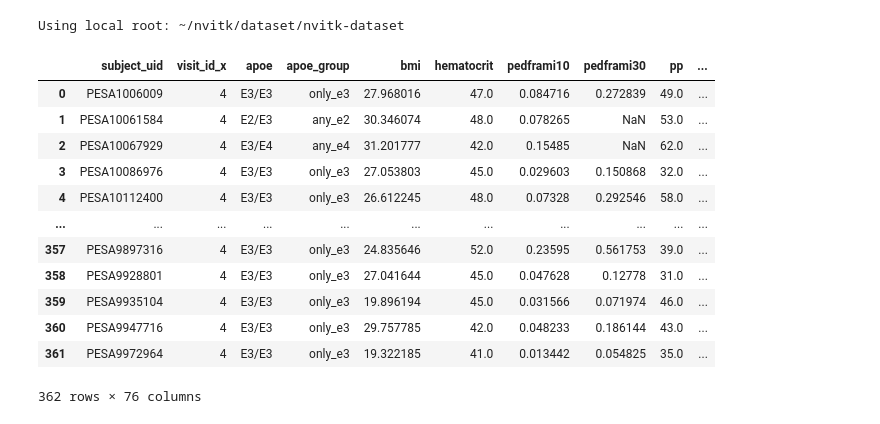
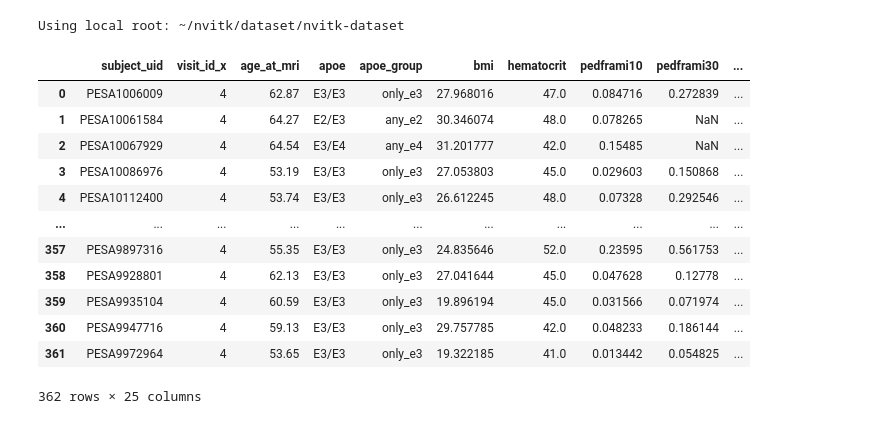
Before and after one commit to CNIC-Neuroimaging/Nvitk, a Jupyter notebook: notebooks/exploration/pesabrain-hemodynamic-modeling/exploration.ipynb, the cells around one changed output. Saved outputs shown, nothing was run; the diff lists cells and outputs as text; code cells hidden in the pictures.

```diff
--- a/notebooks/exploration/pesabrain-hemodynamic-modeling/exploration.ipynb
+++ b/notebooks/exploration/pesabrain-hemodynamic-modeling/exploration.ipynb
@@ -19,10 +19,10 @@ repo, xnat_config = db.get_repo_from_settings(return_xnat_config=True)
 Using local root: ~/nvitk/dataset/nvitk-dataset
 # %%
 aux = repo.image(modality='4dflow', variables=['flow_mean'], wide=False)
-aux = aux[(aux['variable_id'] == 'flow_mean') & (aux['value_num'].notna())]
+aux = aux[(aux['variable_id' ] == 'flow_mean') & (aux['value_num'].notna())]
 
 _SUBJECTS = pd.unique(aux.subject_uid)
-_CLINICAL_VARS = ['age_c', 'apoe_group', 'apoe', 'bmi', 'pp', 'map', 'hematocrit', 'pedframi10', 'pedframi30', 'sex', 'score2', 'tacsctot_group']
+_CLINICAL_VARS = ['age_at_mri', 'apoe_group', 'apoe', 'bmi', 'pp', 'map', 'hematocrit', 'pedframi10', 'pedframi30', 'sex', 'score2', 'tacsctot_group']
 _PLAQUE_VARS = ['total_carotid_plaque_vol', 'total_femoral_plaque_vol', 'total_plaque_vol', 'right_carotid_plaque_vol', 'left_carotid_plaque_vol']
 _COGNITIVE_VARS = ['z_compo_processingspeed', 'z_compo_globalfull', 'z_compo_epismemory', 'z_compo_attworkmemospeed']
 _FLOW_VARS = ['flow_mean', 'pi']
@@ -30,23 +30,20 @@ _ASL_VARS = ['mean_cbf', 'att_mean']
 # %%
 clinical  = repo.clinical(variables=_CLINICAL_VARS, filters={'subject_uid': {'$in': _SUBJECTS}})
 plaque    = repo.clinical(variables=_PLAQUE_VARS, filters={'subject_uid': {'$in': _SUBJECTS}})
 cognitive = repo.cognitive(variables=_COGNITIVE_VARS, filters={'subject_uid': {'$in': _SUBJECTS}})
-flow      = repo.image(modality='4dflow', variables=_FLOW_VARS, filters={'subject_uid': {'$in': _SUBJECTS}})
-asl       = repo.image(modality='asl', variables=_ASL_VARS, atlas='vascular-8', filters={'subject_uid': {'$in': _SUBJECTS}})
-
-df = repo.join([clinical, plaque, cognitive, flow, asl])
-df
+clinical   = repo.join([clinical, plaque, cognitive])
+clinical
 # %% [output]
-|  | subject_uid | visit_id_x | apoe | apoe_group | bmi | hematocrit | pedframi10 | pedframi30 | pp | ... |
-| 0 | PESA1006009 | 4 | E3/E3 | only_e3 | 27.968016 | 47.0 | 0.084716 | 0.272839 | 49.0 | ... |
-| 1 | PESA10061584 | 4 | E2/E3 | any_e2 | 30.346074 | 48.0 | 0.078265 | NaN | 53.0 | ... |
-| 2 | PESA10067929 | 4 | E3/E4 | any_e4 | 31.201777 | 42.0 | 0.15485 | NaN | 62.0 | ... |
-| 3 | PESA10086976 | 4 | E3/E3 | only_e3 | 27.053803 | 45.0 | 0.029603 | 0.150868 | 32.0 | ... |
-| 4 | PESA10112400 | 4 | E3/E3 | only_e3 | 26.612245 | 48.0 | 0.07328 | 0.292546 | 58.0 | ... |
+|  | subject_uid | visit_id_x | age_at_mri | apoe | apoe_group | bmi | hematocrit | pedframi10 | pedframi30 | ... |
+| 0 | PESA1006009 | 4 | 62.87 | E3/E3 | only_e3 | 27.968016 | 47.0 | 0.084716 | 0.272839 | ... |
+| 1 | PESA10061584 | 4 | 64.27 | E2/E3 | any_e2 | 30.346074 | 48.0 | 0.078265 | NaN | ... |
+| 2 | PESA10067929 | 4 | 64.54 | E3/E4 | any_e4 | 31.201777 | 42.0 | 0.15485 | NaN | ... |
+| 3 | PESA10086976 | 4 | 53.19 | E3/E3 | only_e3 | 27.053803 | 45.0 | 0.029603 | 0.150868 | ... |
+| 4 | PESA10112400 | 4 | 53.74 | E3/E3 | only_e3 | 26.612245 | 48.0 | 0.07328 | 0.292546 | ... |
 | ... | ... | ... | ... | ... | ... | ... | ... | ... | ... | ... |
-| 357 | PESA9897316 | 4 | E3/E3 | only_e3 | 24.835646 | 52.0 | 0.23595 | 0.561753 | 39.0 | ... |
-| 358 | PESA9928801 | 4 | E3/E3 | only_e3 | 27.041644 | 45.0 | 0.047628 | 0.12778 | 31.0 | ... |
-| 359 | PESA9935104 | 4 | E3/E3 | only_e3 | 19.896194 | 45.0 | 0.031566 | 0.071974 | 46.0 | ... |
-| 360 | PESA9947716 | 4 | E3/E3 | only_e3 | 29.757785 | 42.0 | 0.048233 | 0.186144 | 43.0 | ... |
-| 361 | PESA9972964 | 4 | E3/E3 | only_e3 | 19.322185 | 41.0 | 0.013442 | 0.054825 | 35.0 | ... |
+| 357 | PESA9897316 | 4 | 55.35 | E3/E3 | only_e3 | 24.835646 | 52.0 | 0.23595 | 0.561753 | ... |
+| 358 | PESA9928801 | 4 | 62.13 | E3/E3 | only_e3 | 27.041644 | 45.0 | 0.047628 | 0.12778 | ... |
+| 359 | PESA9935104 | 4 | 60.59 | E3/E3 | only_e3 | 19.896194 | 45.0 | 0.031566 | 0.071974 | ... |
+| 360 | PESA9947716 | 4 | 59.13 | E3/E3 | only_e3 | 29.757785 | 42.0 | 0.048233 | 0.186144 | ... |
+| 361 | PESA9972964 | 4 | 53.65 | E3/E3 | only_e3 | 19.322185 | 41.0 | 0.013442 | 0.054825 | ... |
-362 rows × 76 columns
+362 rows × 25 columns
```
Also changed, not shown: parts of 5 cells of this notebook, 7 other files.
